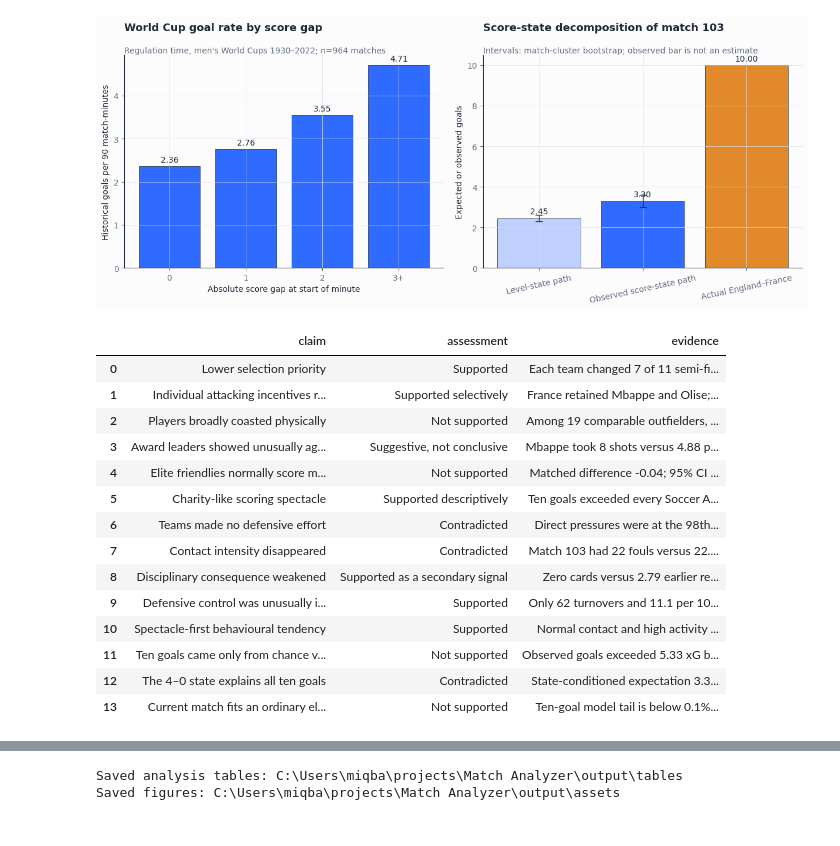
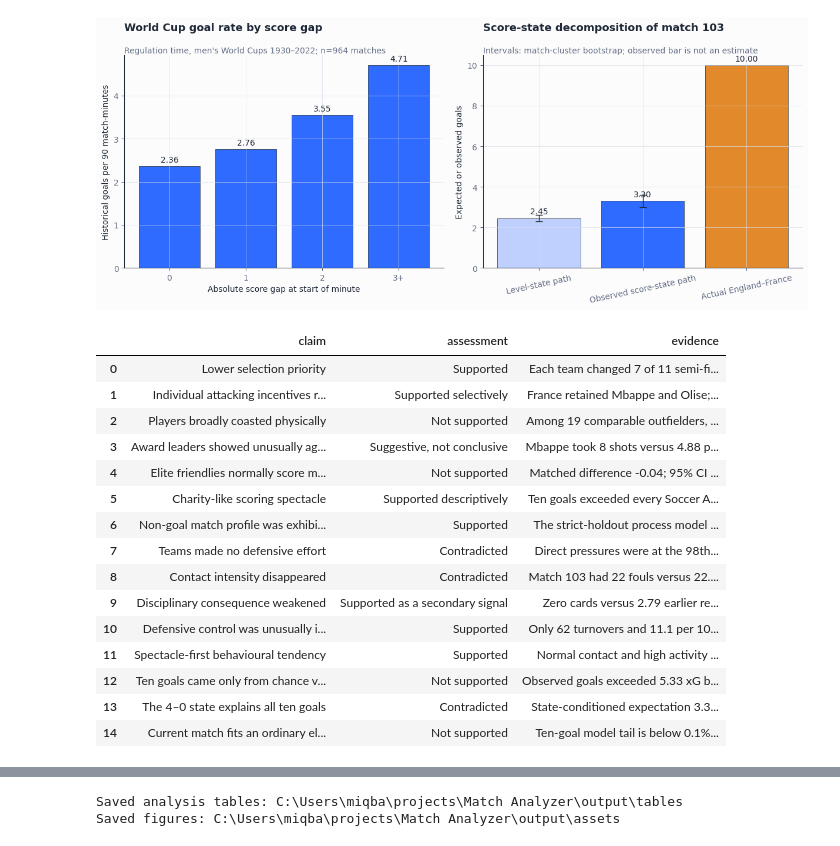
Before and after one commit to Shiverion/england-france-third-place-analysis, a Jupyter notebook: output/jupyter-notebook/england_france_2026_third_place_analysis_v2.ipynb, the cells around one changed output, grey strips where cells are left out. Drawn from its saved outputs; the diff is of its cells as text; code cells hidden in the pictures.

```diff
--- a/output/jupyter-notebook/england_france_2026_third_place_analysis_v2.ipynb
+++ b/output/jupyter-notebook/england_france_2026_third_place_analysis_v2.ipynb
@@ -155,6 +168,7 @@ pmsr_base = pd.read_csv(SIBLING / "data" / "processed" / "pmsr_2026_match_featur
 current_goals = pd.read_csv(ROOT / "data" / "current_match_goals.csv")
 soccer_aid = pd.read_csv(ROOT / "data" / "soccer_aid_results.csv")
 exhibition_benchmark = pd.read_csv(ROOT / "data" / "exhibition_charity_benchmark.csv")
+exhibition_intensity = pd.read_csv(ROOT / "data" / "exhibition_match_intensity_benchmark.csv")
 lineups = pd.read_csv(ROOT / "data" / "lineup_starters.csv")
 player_incentives = pd.read_csv(ROOT / "data" / "player_incentive_evidence.csv")
 player_match = pd.read_csv(PROCESSED / "fifa_2026_france_england_player_match.csv")
@@ -170,6 +184,7 @@ source_table = pd.DataFrame([
     ("Current goal timeline", len(current_goals), "one row per goal", "match 103"),
     ("Soccer Aid", len(soccer_aid), "one row per match", "2006–2026"),
     ("Expanded charity/exhibition benchmark", len(exhibition_benchmark), "one row per match", "2005–2026; 26 additional matches"),
+    ("Exhibition match-intensity benchmark", len(exhibition_intensity), "one row per match", "22 Soccer Aid/Sidemen matches; 19 complete common-core rows"),
     ("Starter audit", len(lineups), "one row per starter", "semi-finals and match 103"),
     ("Individual incentive audit", len(player_incentives), "one row per player-metric", "timestamped pre/post standings"),
     ("FIFA player-match audit", len(player_match), "one row per player-match", "all 8 France and all 8 England matches"),
@@ -228,6 +244,11 @@ discipline_foul_reconciliation = team_discipline.merge(
 discipline_fouls_reconciled = discipline_foul_reconciliation[
     "fouls_suffered"
 ].eq(discipline_foul_reconciliation["fouls_committed_opponent"])
+exhibition_core_metrics = [
+    "total_goals", "total_shots", "shots_on_target", "total_fouls", "yellow_cards"
+]
+exhibition_complete = exhibition_intensity["coverage_status"].eq("complete_core")
+exhibition_complete_rows = exhibition_intensity.loc[exhibition_complete]
 
 quality_checks = pd.DataFrame([
     ("International result dates parse", int(results["date"].notna().sum()), len(results), "pass" if results["date"].notna().all() else "review"),
@@ -240,6 +261,10 @@ quality_checks = pd.DataFrame([
     ("Expanded benchmark has 26 additional matches", len(exhibition_benchmark), 26, "pass" if len(exhibition_benchmark) == 26 else "fail"),
     ("Expanded benchmark source URLs present", int(exhibition_benchmark["source_url"].notna().sum()), len(exhibition_benchmark), "pass" if exhibition_benchmark["source_url"].notna().all() else "fail"),
     ("Expanded benchmark regulation scores are nonnegative", int(((exhibition_benchmark["team_a_goals"] >= 0) & (exhibition_benchmark["team_b_goals"] >= 0)).sum()), len(exhibition_benchmark), "pass" if ((exhibition_benchmark["team_a_goals"] >= 0) & (exhibition_benchmark["team_b_goals"] >= 0)).all() else "fail"),
+    ("Exhibition intensity event-year key unique", int(exhibition_intensity.duplicated(["event", "year"]).sum()), 0, "pass" if not exhibition_intensity.duplicated(["event", "year"]).any() else "fail"),
+    ("Exhibition intensity source URLs present", int(exhibition_intensity["source_url"].notna().sum()), len(exhibition_intensity), "pass" if exhibition_intensity["source_url"].notna().all() else "fail"),
+    ("Exhibition complete-core rows available", int(exhibition_complete.sum()), 19, "pass" if exhibition_complete.sum() == 19 else "fail"),
+    ("Exhibition complete-core metrics populated", int(exhibition_complete_rows[exhibition_core_metrics].notna().all(axis=1).sum()), 19, "pass" if exhibition_complete_rows[exhibition_core_metrics].notna().all(axis=1).sum() == 19 else "fail"),
     ("Individual incentive rows reconcile pre + match = post", int(incentive_arithmetic.sum()), len(player_incentives), "pass" if incentive_arithmetic.all() else "fail"),
     ("FIFA player-match-shirt key unique", player_key_duplicates, 0, "pass" if player_key_duplicates == 0 else "fail"),
     ("Focal teams each cover eight matches", int(player_match_coverage.eq(8).sum()), 2, "pass" if player_match_coverage.eq(8).all() else "fail"),
@@ -260,6 +285,10 @@ assert len(current_goals) == 10
 assert len(exhibition_benchmark) == 26
 assert exhibition_benchmark["source_url"].notna().all()
 assert ((exhibition_benchmark["team_a_goals"] >= 0) & (exhibition_benchmark["team_b_goals"] >= 0)).all()
+assert not exhibition_intensity.duplicated(["event", "year"]).any()
+assert exhibition_intensity["source_url"].notna().all()
+assert exhibition_complete.sum() == 19
+assert exhibition_complete_rows[exhibition_core_metrics].notna().all(axis=1).all()
 assert not player_incentives.duplicated(["player", "metric"]).any()
 assert incentive_arithmetic.all()
 assert player_key_duplicates == 0
@@ -2079,6 +2548,7 @@ evidence_scorecard = pd.DataFrame([
     ("Award leaders showed unusually aggressive activity", "Suggestive, not conclusive", "Mbappe took 8 shots versus 4.88 per prior player-90; Olise made 17 offers in behind versus 8.34 and 11 direct pressures versus 3.37. Seven-match empirical p-values are coarse (0.25 and 0.125)."),
     ("Elite friendlies normally score much more", "Not supported", f"Matched difference {primary_test['mean_difference']:+.2f}; 95% CI {primary_test['ci_low']:+.2f} to {primary_test['ci_high']:+.2f}; p={primary_test['permutation_p']:.3f}."),
     ("Charity-like scoring spectacle", "Supported descriptively", f"Ten goals exceeded every Soccer Aid row; the expanded {len(benchmark_all)}-match benchmark shows that creator-led formats can also reach 10+ goals, so event stratification matters."),
+    ("Non-goal match profile was exhibition-like", "Supported", f"The strict-holdout process model used 102 official and 19 exhibition matches, excluded goals, and scored Match 103 at {primary_target_score:.3f}; repeated-CV AUC was {model_validation.loc[model_validation['model'].eq(primary_model_name), 'repeated_cv_auc_mean'].iloc[0]:.3f}."),
     ("Teams made no defensive effort", "Contradicted", f"Direct pressures were at the {process_percentiles.loc[process_percentiles['metric'].eq('direct_pressures'), 'percentile'].iloc[0]:.0f}th percentile, while high-intensity player distance was above individual baselines."),
     ("Contact intensity disappeared", "Contradicted", f"Match 103 had {current_discipline['total_fouls']:.0f} fouls versus {reference_90['total_fouls'].mean():.2f} in earlier regulation-time matches; tackles attempted were {contact_control_split.loc[contact_control_split['metric'].eq('tackles_made'), 'relative_delta_pct'].iloc[0]:+.0f}% versus the focal teams' own prior rates."),
     ("Disciplinary consequence weakened", "Supported as a secondary signal", f"Zero cards versus {reference_90['total_card_events'].mean():.2f} earlier regulation-time mean; add-one empirical p={discipline_tests.loc[discipline_tests['reference'].eq('All earlier knockout matches'), 'add_one_empirical_lower_tail_p'].iloc[0]:.3f} for all earlier knockout matches and {discipline_tests.loc[discipline_tests['reference'].eq('Regulation-only knockout matches'), 'add_one_empirical_lower_tail_p'].iloc[0]:.3f} after excluding extra time."),
@@ -2098,6 +2568,7 @@ hypothesis_verdict = pd.DataFrame([
     ("Contact intensity was broadly lower", "Not supported", "Twenty-two fouls were normal and tackles attempted, blocks, pressure attempts, and high-intensity distance were elevated.", "Moderate-high"),
     ("Disciplinary intensity was lower", "Suggestive", "The match was cardless despite normal foul volume; knockout empirical tails are about 0.065–0.087 and referee/foul-band sensitivities are weaker.", "Low-moderate"),
     ("H3: spectacle-first behavioural tendency", "Supported", "Visible activity remained high while attacking output peaked and collective defensive conversion, clearances, duel control, and card consequence fell.", "Moderate-high"),
+    ("H4: observable profile was closer to exhibition football", "Supported", f"All 19 complete-core exhibition matches were compared with 102 official matches; the no-goals holdout score was {primary_target_score:.3f}, with repeated-CV AUC {model_validation.loc[model_validation['model'].eq(primary_model_name), 'repeated_cv_auc_mean'].iloc[0]:.3f}. Cross-provider and event-family sensitivity limit causal interpretation.", "Moderate-high"),
     ("H2: individual rewards affected selection and attacking involvement", "Supported as an incentive/opportunity mechanism; player attribution remains suggestive", "Mbappe and Olise were selectively retained, highly involved, and materially changed award standings; small within-player samples and unobserved motive limit attribution.", "Moderate"),
     ("H2 stronger claim: the match was primarily used to farm statistics", "Not established", "Award totals changed, but the evidence cannot distinguish intentional stat-seeking from normal attacking opportunity or private motive.", "Low"),
     ("The match was equivalent to a charity match", "Not established", "The scoring was charity-like descriptively, but roster quality, incentives, and rules are not comparable.", "Low"),
@@ -2144,6 +2615,20 @@ summary_payload = {
     "expanded_exhibition_mean_goals": float(expanded_exhibition_goals.mean()),
     "expanded_exhibition_ten_plus_count": int(np.sum(expanded_exhibition_goals >= 10)),
     "expanded_exhibition_empirical_upper_tail": float((1 + np.sum(expanded_exhibition_goals >= 10)) / (len(expanded_exhibition_goals) + 1)),
+    "exhibition_intensity_rows": int(len(exhibition_intensity)),
+    "exhibition_intensity_complete_rows": int(len(exhibition_train)),
+    "official_classifier_training_matches": int(len(official_train)),
+    "exhibition_classifier_training_matches": int(len(exhibition_train)),
+    "primary_exhibition_classifier_features": primary_features,
+    "primary_exhibition_likeness_score": primary_target_score,
+    "primary_exhibition_likeness_bootstrap_ci_low": float(primary_score_ci[0]),
+    "primary_exhibition_likeness_bootstrap_ci_high": float(primary_score_ci[1]),
+    "primary_exhibition_classifier_cv_auc": float(model_validation.loc[model_validation["model"].eq(primary_model_name), "repeated_cv_auc_mean"].iloc[0]),
+    "primary_exhibition_classifier_cv_balanced_accuracy": float(model_validation.loc[model_validation["model"].eq(primary_model_name), "repeated_cv_balanced_accuracy_mean"].iloc[0]),
+    "exhibition_event_family_sensitivity_low": float(event_sensitivity["target_exhibition_likeness_score"].min()),
+    "exhibition_event_family_sensitivity_high": float(event_sensitivity["target_exhibition_likeness_score"].max()),
+    "exhibition_profile_hypothesis_verdict": "Supported as an observable profile",
+    "exhibition_profile_hypothesis_confidence": "Moderate-high",
     "current_total_xg": float(current_process["total_xg"]),
     "goals_above_xg": float(finishing.loc[finishing["scope"].eq("Combined"), "goals_above_xg"].iloc[0]),
     "aggregate_poisson_ten_plus_p": float(finishing.loc[finishing["scope"].eq("Combined"), "poisson_tail_p"].iloc[0]),
@@ -2161,41 +2646,42 @@ summary_payload = {
     "clearances_delta_pct": float(contact_control_split.loc[contact_control_split["metric"].eq("clearances"), "relative_delta_pct"].iloc[0]),
     "possession_contests_won_delta_pct": float(contact_control_split.loc[contact_control_split["metric"].eq("possession_contests_won"), "relative_delta_pct"].iloc[0]),
     "spectacle_first_hypothesis_verdict": "Supported as a behavioural tendency",
     "spectacle_first_hypothesis_confidence": "Moderate-high",
     "level_state_expected_goals": level_expected,
     "observed_state_expected_goals": current_expected,
     "observed_goals": 10,
     "overall_hypothesis_verdict": "Partially supported",
     "overall_hypothesis_confidence": "Moderate",
     "hypothesis_note": "The literal low-effort claim is only partial, but the revised spectacle-first hypothesis is supported: visible activity stayed high while attack, risk acceptance, stat opportunity, and defensive-control failure aligned.",
     "individual_stats_hypothesis_verdict": "Supported as an incentive/opportunity mechanism; intentional attribution remains suggestive",
     "individual_stats_hypothesis_confidence": "Moderate",
     "individual_stats_strong_claim_verdict": "Not established",
 }
 with open(TABLES / "v2_summary_metrics.json", "w", encoding="utf-8") as handle:
     json.dump(summary_payload, handle, indent=2)
 evidence_scorecard.to_csv(TABLES / "v2_evidence_scorecard.csv", index=False)
 hypothesis_verdict.to_csv(TABLES / "v2_hypothesis_verdict.csv", index=False)
 quality_checks.to_csv(TABLES / "v2_data_quality_checks.csv", index=False)
 
 print("Saved analysis tables:", TABLES)
 print("Saved figures:", ASSETS)
 # %% [output]
 |  | claim | assessment | evidence |
 | 0 | Lower selection priority | Supported | Each team changed 7 of 11 semi-fi... |
 | 1 | Individual attacking incentives r... | Supported selectively | France retained Mbappe and Olise;... |
 | 2 | Players broadly coasted physically | Not supported | Among 19 comparable outfielders, ... |
 | 3 | Award leaders showed unusually ag... | Suggestive, not conclusive | Mbappe took 8 shots versus 4.88 p... |
 | 4 | Elite friendlies normally score m... | Not supported | Matched difference -0.04; 95% CI ... |
 | 5 | Charity-like scoring spectacle | Supported descriptively | Ten goals exceeded every Soccer A... |
-| 6 | Teams made no defensive effort | Contradicted | Direct pressures were at the 98th... |
-| 7 | Contact intensity disappeared | Contradicted | Match 103 had 22 fouls versus 22.... |
-| 8 | Disciplinary consequence weakened | Supported as a secondary signal | Zero cards versus 2.79 earlier re... |
-| 9 | Defensive control was unusually i... | Supported | Only 62 turnovers and 11.1 per 10... |
-| 10 | Spectacle-first behavioural tendency | Supported | Normal contact and high activity ... |
-| 11 | Ten goals came only from chance v... | Not supported | Observed goals exceeded 5.33 xG b... |
-| 12 | The 4–0 state explains all ten goals | Contradicted | State-conditioned expectation 3.3... |
-| 13 | Current match fits an ordinary el... | Not supported | Ten-goal model tail is below 0.1%... |
+| 6 | Non-goal match profile was exhibi... | Supported | The strict-holdout process model ... |
+| 7 | Teams made no defensive effort | Contradicted | Direct pressures were at the 98th... |
+| 8 | Contact intensity disappeared | Contradicted | Match 103 had 22 fouls versus 22.... |
+| 9 | Disciplinary consequence weakened | Supported as a secondary signal | Zero cards versus 2.79 earlier re... |
+| 10 | Defensive control was unusually i... | Supported | Only 62 turnovers and 11.1 per 10... |
+| 11 | Spectacle-first behavioural tendency | Supported | Normal contact and high activity ... |
+| 12 | Ten goals came only from chance v... | Not supported | Observed goals exceeded 5.33 xG b... |
+| 13 | The 4–0 state explains all ten goals | Contradicted | State-conditioned expectation 3.3... |
+| 14 | Current match fits an ordinary el... | Not supported | Ten-goal model tail is below 0.1%... |
 |  | hypothesis_component | verdict | evidence | confidence |
 | 0 | Overall H1: the match behaved lik... | Partially supported | Lower selection priority and exhi... | Moderate |
 | 1 | Lower team-level stakes | Supported | Both teams changed seven of eleve... | High |
```
Also changed, not shown: parts of 10 cells of this notebook, 18 other files.
